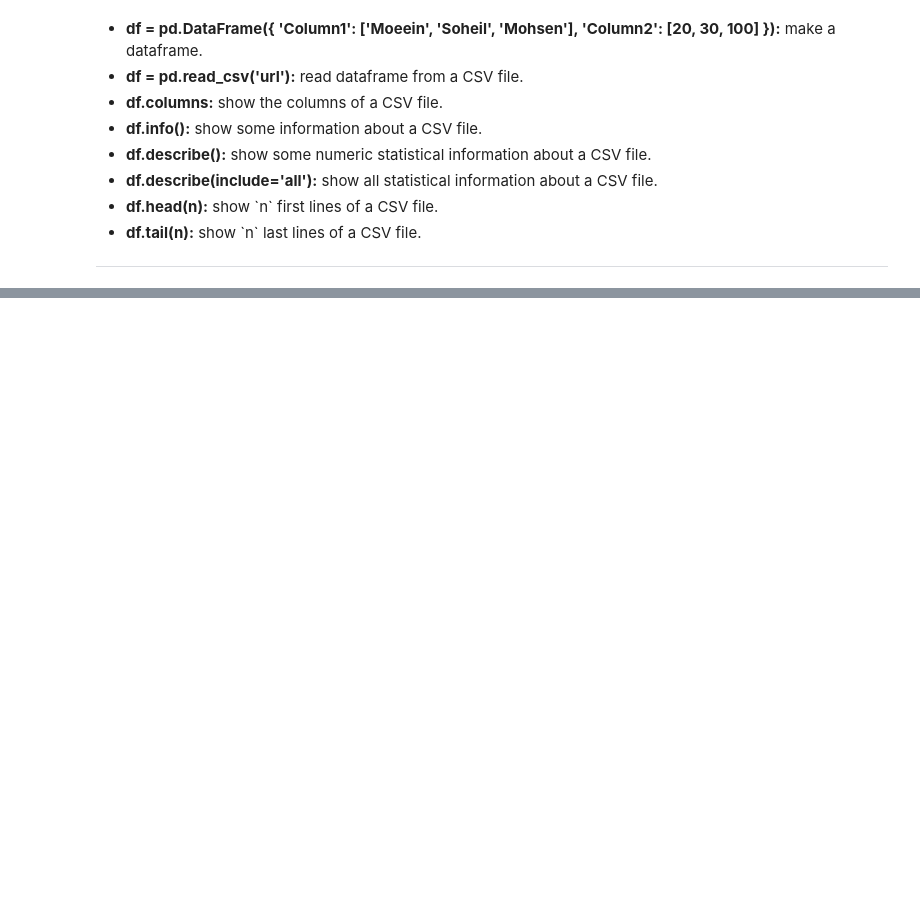
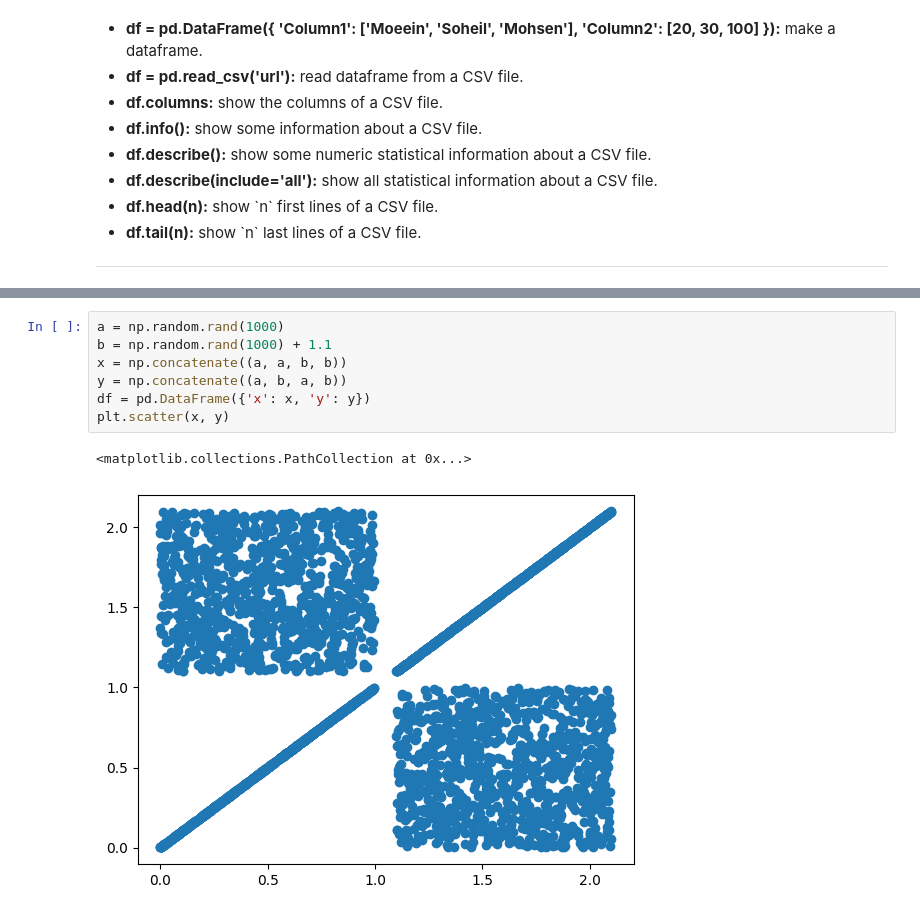
Before and after one commit to MoeeinAali/Quera-AI-Hackathon, a Jupyter notebook: Session01/Day01.ipynb, the cells around one changed output, grey strips where cells are left out. Saved outputs shown, nothing was run; the diff lists cells and outputs as text; blank space fills up the shorter version.

```diff
--- a/Session01/Day01.ipynb
+++ b/Session01/Day01.ipynb
@@ -435,0 +504,10 @@ df.tail(10)
+# %%
+a = np.random.rand(1000)
+b = np.random.rand(1000) + 1.1
+x = np.concatenate((a, a, b, b))
+y = np.concatenate((a, b, a, b))
+df = pd.DataFrame({'x': x, 'y': y})
+plt.scatter(x, y)
+# %% [output]
+<matplotlib.collections.PathCollection at 0x...>
+[figure, added]
```
Also changed, not shown: parts of 19 cells of this notebook.
